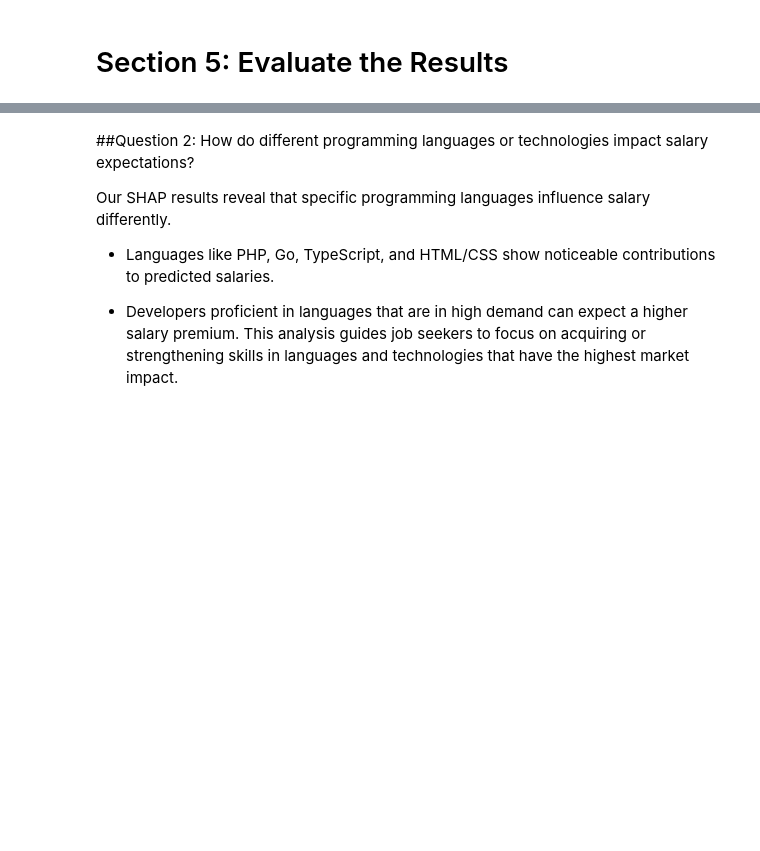
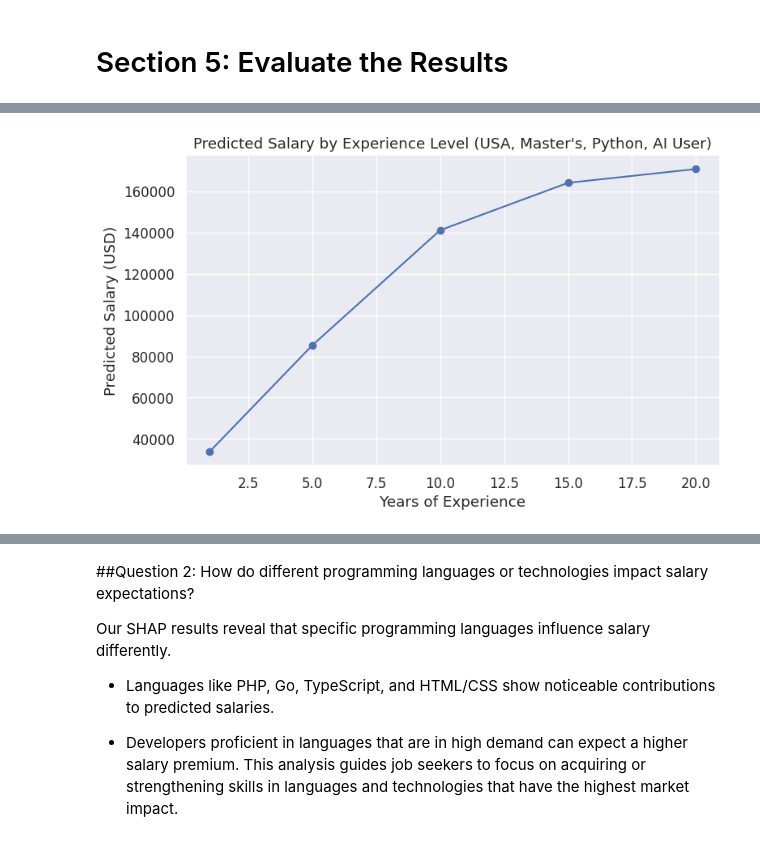
Before and after one commit to yukomath/Project_1, a Jupyter notebook: project.ipynb, the cells around one changed output, grey strips where cells are left out. Saved outputs shown, nothing was run; the diff lists cells and outputs as text; code cells hidden in the pictures; blank space fills up the shorter version.

```diff
--- a/project.ipynb
+++ b/project.ipynb
@@ -884,0 +883,20 @@ display(results)
+# %%
+import matplotlib.pyplot as plt
+
+# ----------------------------------------
+# Plot: Experience vs Predicted Salary
+# ----------------------------------------
+
+plt.figure(figsize=(8, 5))
+
+plt.plot(experience_levels, predicted_salaries, marker='o')
+
+plt.xlabel("Years of Experience")
+plt.ylabel("Predicted Salary (USD)")
+plt.title("Predicted Salary by Experience Level (USA, Master's, Python, AI User)")
+
+plt.grid(True)
+plt.tight_layout()
+plt.show()
+# %% [output]
+[figure, added]
```
Also changed, not shown: parts of 4 cells of this notebook.
